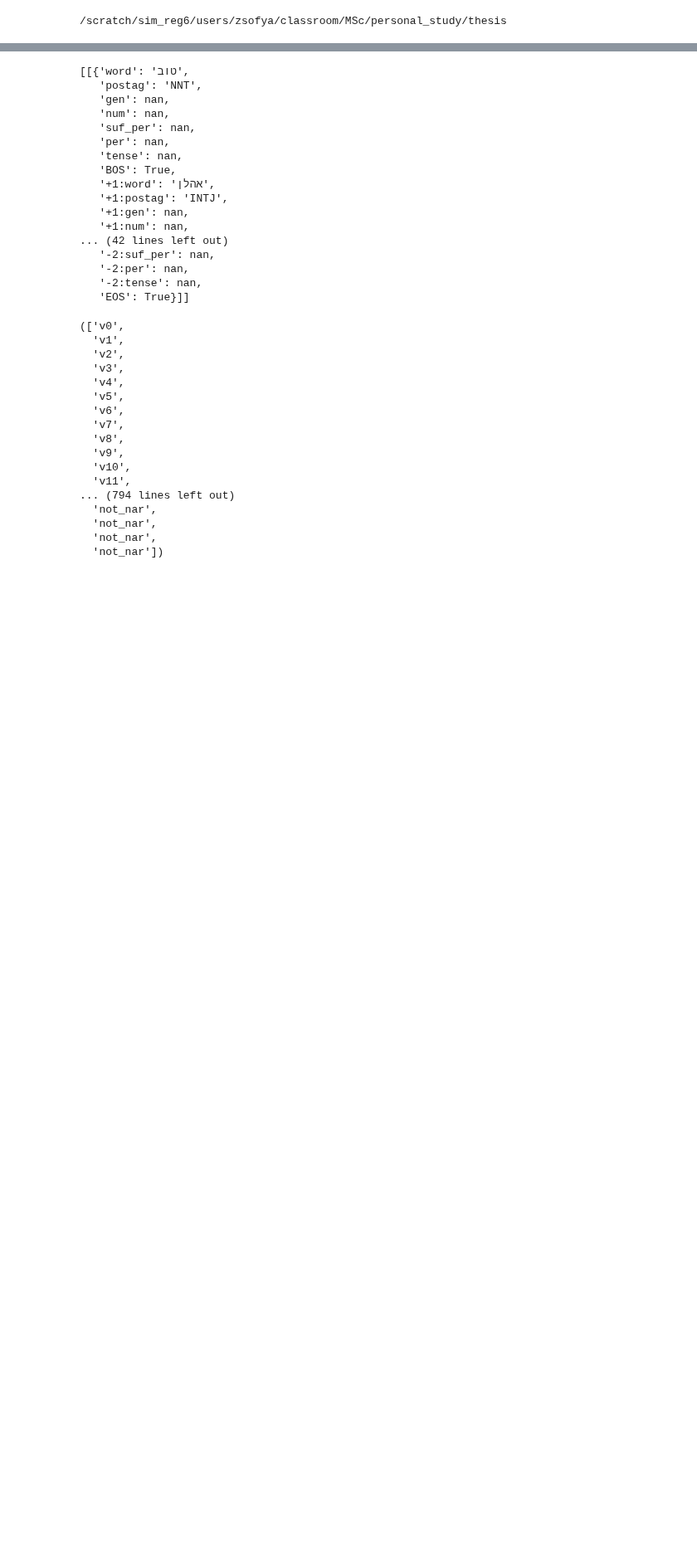
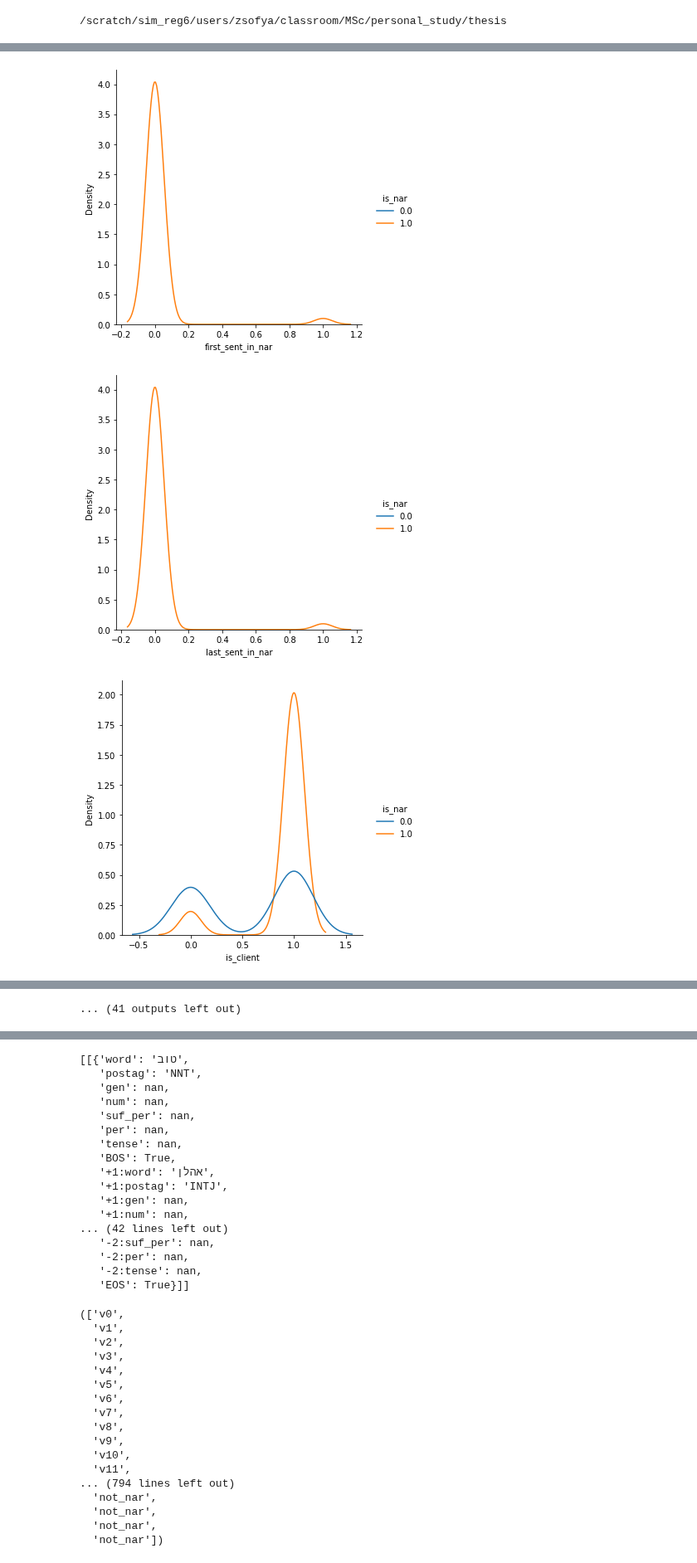
Before and after one commit to Sofy34/personal_strudy, a Jupyter notebook: thesis/03_cfr_pos_sentenses.ipynb, the cells around one changed output, grey strips where cells are left out. Shown at 83% size. Drawn from its saved outputs; the diff is of its cells as text; code cells hidden in the pictures; blank space fills up the shorter version.

```diff
--- a/thesis/03_cfr_pos_sentenses.ipynb
+++ b/thesis/03_cfr_pos_sentenses.ipynb
@@ -151,0 +65,3 @@ MD
+# %%
+columns_to_count = ['POSTAG','f_gen','f_num','f_suf_gen','f_suf_num','f_suf_per','f_per','f_tense']
+sent_tokens_dummies =pd.get_dummies(sent_tokens_db,columns=columns_to_count)
@@ -151,0 +105,2 @@ MD
+# %%
+count_db = sent_tokens_dummies.groupby('sent_idx').sum()
@@ -151,0 +124,3 @@ MD
+# %%
+merged_sent_pos =  pd.merge(sent_db,count_db.iloc[:,3:],left_index=True,right_index=True,validate="one_to_one")
+merged_sent_pos.describe()
@@ -151,0 +158,5 @@ MD
+# %%
+col = merged_sent_pos.pop("first_sent_in_nar")
+merged_sent_pos.insert(0, col.name, col)
+col = merged_sent_pos.pop("last_sent_in_nar")
+merged_sent_pos.insert(0, col.name, col)
@@ -151,0 +172,7 @@ MD
+# %%
+for i,col in enumerate(merged_sent_pos.columns[2:]):
+    sns.displot(merged_sent_pos, x=col, hue="is_nar",kind='kde',warn_singular=False)
+# %% [output]
+[figure, added]
+[figure, added]
+[figure, added]
@@ -151,0 +188 @@ MD
+... (41 outputs left out)
```
Also changed, not shown: parts of 42 cells of this notebook.
